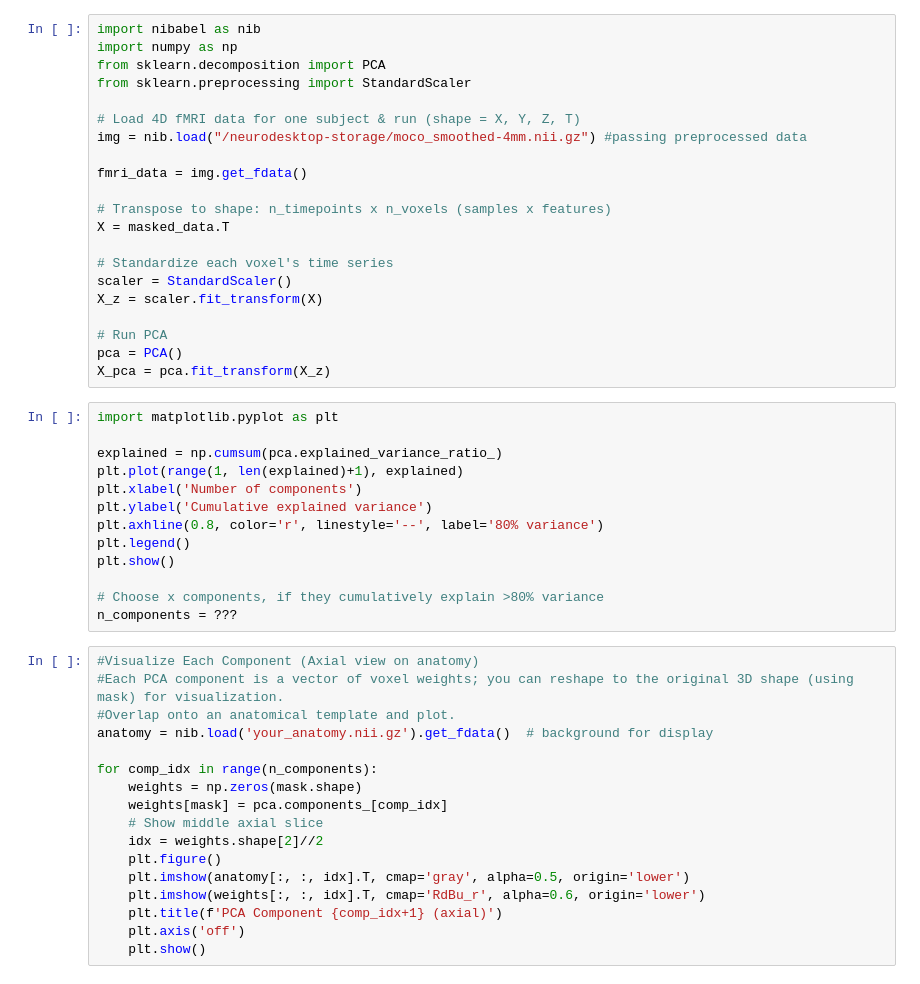
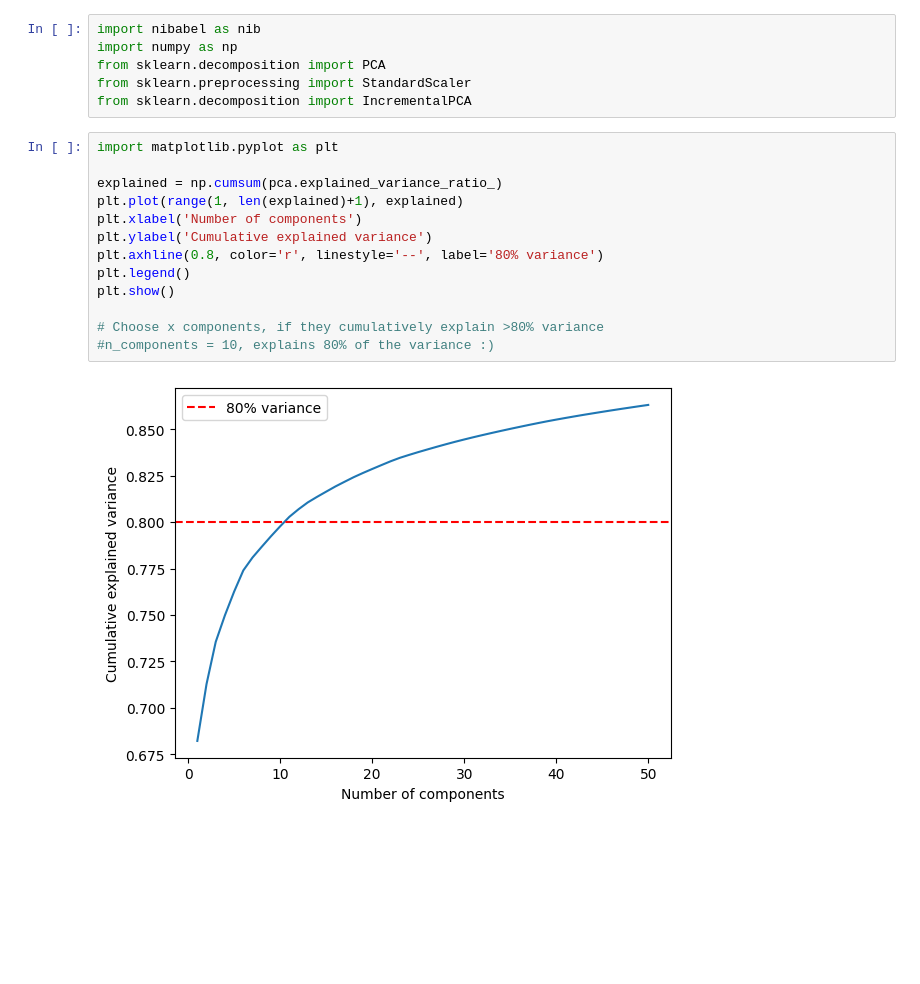
Before and after one commit to Khushi-Singh-02/NSSP_Project1_TeamP, a Jupyter notebook: PCA.ipynb, the cells around one changed output. Saved outputs shown, nothing was run; the diff lists cells and outputs as text; blank space fills up the shorter version.

```diff
--- a/PCA.ipynb
+++ b/PCA.ipynb
@@ -3,49 +3,19 @@ import nibabel as nib
 import numpy as np
 from sklearn.decomposition import PCA
 from sklearn.preprocessing import StandardScaler
-
-# Load 4D fMRI data for one subject & run (shape = X, Y, Z, T)
-img = nib.load("/neurodesktop-storage/moco_smoothed-4mm.nii.gz") #passing preprocessed data
-
-fmri_data = img.get_fdata()
-
-# Transpose to shape: n_timepoints x n_voxels (samples x features)
-X = masked_data.T
-
-# Standardize each voxel's time series
-scaler = StandardScaler()
-X_z = scaler.fit_transform(X)
-
-# Run PCA
-pca = PCA()
-X_pca = pca.fit_transform(X_z)
+from sklearn.decomposition import IncrementalPCA
 # %%
 import matplotlib.pyplot as plt
 
 explained = np.cumsum(pca.explained_variance_ratio_)
 plt.plot(range(1, len(explained)+1), explained)
 plt.xlabel('Number of components')
 plt.ylabel('Cumulative explained variance')
 plt.axhline(0.8, color='r', linestyle='--', label='80% variance')
 plt.legend()
 plt.show()
 
 # Choose x components, if they cumulatively explain >80% variance
-n_components = ???
+#n_components = 10, explains 80% of the variance :)
+# %% [output]
+[figure, added]
-# %%
-#Visualize Each Component (Axial view on anatomy)
-#Each PCA component is a vector of voxel weights; you can reshape to the original 3D shape (using mask) for visualization.
-#Overlap onto an anatomical template and plot.
-anatomy = nib.load('your_anatomy.nii.gz').get_fdata()  # background for display
-
-for comp_idx in range(n_components):
-    weights = np.zeros(mask.shape)
-    weights[mask] = pca.components_[comp_idx]
-    # Show middle axial slice
-    idx = weights.shape[2]//2
-    plt.figure()
-    plt.imshow(anatomy[:, :, idx].T, cmap='gray', alpha=0.5, origin='lower')
-    plt.imshow(weights[:, :, idx].T, cmap='RdBu_r', alpha=0.6, origin='lower')
-    plt.title(f'PCA Component {comp_idx+1} (axial)')
-    plt.axis('off')
-    plt.show()
```
Also changed, not shown: parts of 4 cells of this notebook.
